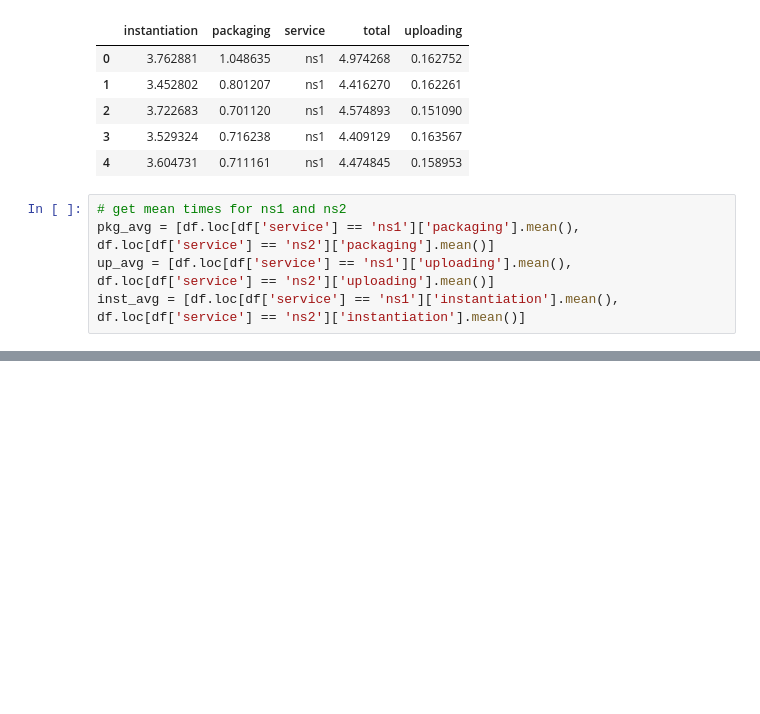
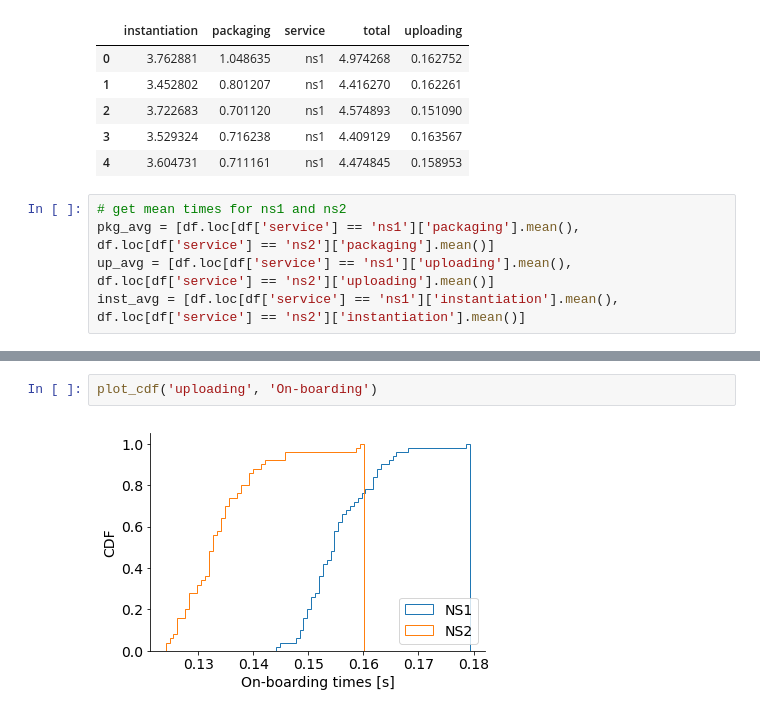
Before and after one commit to sonata-nfv/tng-industrial-pilot, a Jupyter notebook: evaluation/plot_times.ipynb, the cells around one changed output, grey strips where cells are left out. Saved outputs shown, nothing was run; the diff lists cells and outputs as text; blank space fills up the shorter version.

```diff
--- a/evaluation/plot_times.ipynb
+++ b/evaluation/plot_times.ipynb
@@ -74,0 +100,4 @@ plt.show()
+# %%
+plot_cdf('uploading', 'On-boarding')
+# %% [output]
+[figure, added]
```
Also changed, not shown: parts of 6 cells of this notebook, 5 other files.
